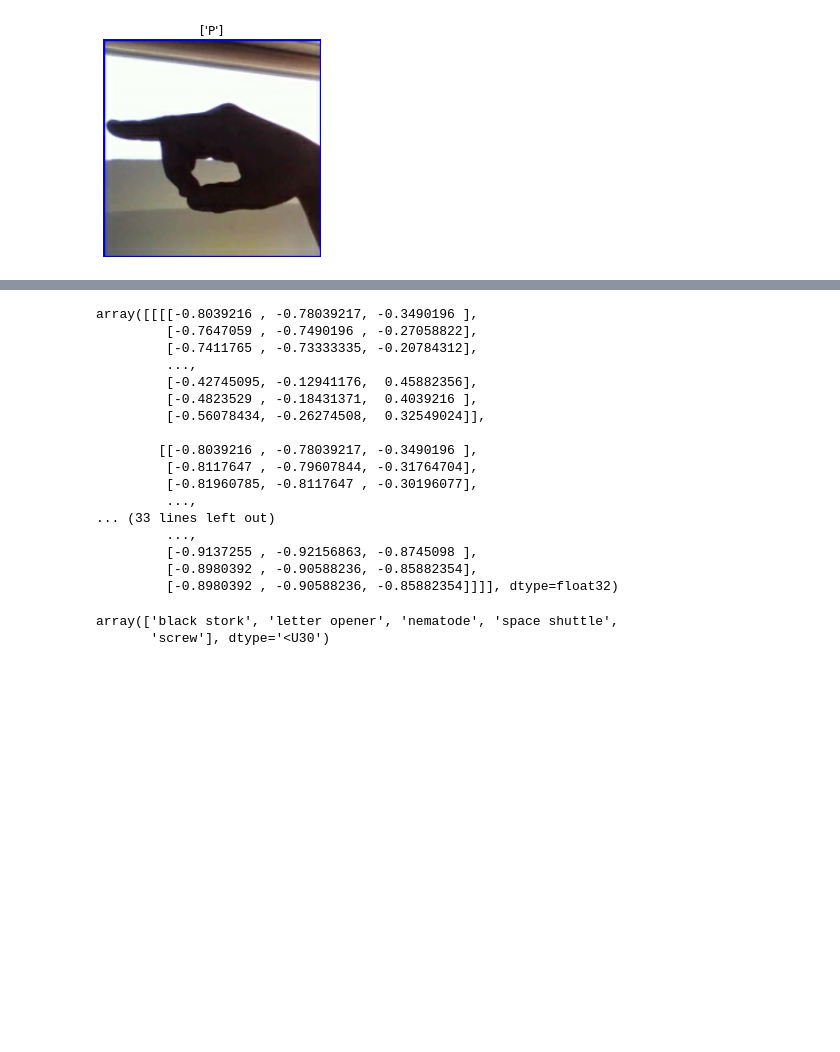
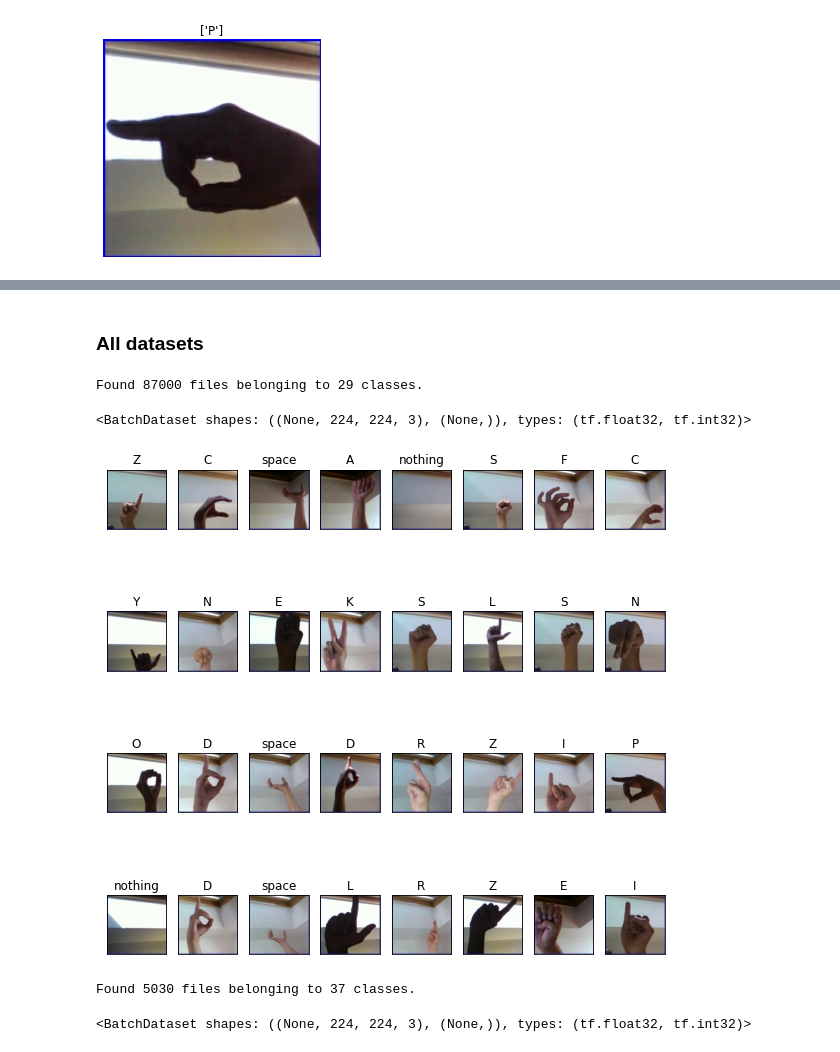
Before and after one commit to dunnkers/optimizers-sign-language, a Jupyter notebook: data-exploration.ipynb, the cells around one changed output, grey strips where cells are left out. Drawn from its saved outputs; the diff is of its cells as text; code cells hidden in the pictures; blank space fills up the shorter version.

Commit message:
Work on combining datasets...

```diff
--- a/data-exploration.ipynb
+++ b/data-exploration.ipynb
@@ -183,30 +143,39 @@ x = tf.keras.preprocessing.image.img_to_array(img)
-# %%
-x = tf.keras.applications.mobilenet.preprocess_input(
-    x[tf.newaxis,...])
-x
-# %% [output]
-array([[[[-0.8039216 , -0.78039217, -0.3490196 ],
-         [-0.7647059 , -0.7490196 , -0.27058822],
-         [-0.7411765 , -0.73333335, -0.20784312],
-         ...,
-         [-0.42745095, -0.12941176,  0.45882356],
-         [-0.4823529 , -0.18431371,  0.4039216 ],
-         [-0.56078434, -0.26274508,  0.32549024]],
-
-        [[-0.8039216 , -0.78039217, -0.3490196 ],
-         [-0.8117647 , -0.79607844, -0.31764704],
-         [-0.81960785, -0.8117647 , -0.30196077],
-         ...,
-... (33 lines left out)
-         ...,
-         [-0.9137255 , -0.92156863, -0.8745098 ],
-         [-0.8980392 , -0.90588236, -0.85882354],
-         [-0.8980392 , -0.90588236, -0.85882354]]]], dtype=float32)
-# %%
-result_before_save = pretrained_model(x)
-
-decoded = imagenet_labels[np.argsort(result_before_save)[0,::-1][:5]+1]
-decoded
-# %% [output]
-array(['black stork', 'letter opener', 'nematode', 'space shuttle',
-       'screw'], dtype='<U30')
+# %% [markdown]
+### All datasets
+# %%
+d1 = tf.keras.preprocessing.image_dataset_from_directory(
+    f'{data_dir}/asl_alphabet_train/asl_alphabet_train',
+    image_size=(224, 224),
+    seed=343
+)
+d1
+# %% [output]
+Found 87000 files belonging to 29 classes.
+<BatchDataset shapes: ((None, 224, 224, 3), (None,)), types: (tf.float32, tf.int32)>
+# %%
+def plot_batch(dataset, class_names=None):
+    batches = list(dataset.take(1).as_numpy_iterator())
+    images, labels = batches[0]
+    images.shape, labels.shape
+    figure = plt.figure(figsize=(10, 10))
+    for i in range(len(labels)):
+        plt.subplot(4, 8, i + 1,
+            title=class_names[labels[i]] if class_names else '')
+        plt.xticks([])
+        plt.yticks([])
+        plt.grid(False)
+        plt.imshow(images[i].astype('uint8'), cmap=plt.cm.binary)
+# %%
+plot_batch(d1, d1.class_names)
+# %% [output]
+[figure, added]
+# %%
+d2 = tf.keras.preprocessing.image_dataset_from_directory(
+    f'{data_dir}/asl_dataset/',
+    image_size=(224, 224),
+    seed=343
+)
+d2
+# %% [output]
+Found 5030 files belonging to 37 classes.
+<BatchDataset shapes: ((None, 224, 224, 3), (None,)), types: (tf.float32, tf.int32)>
```
Also changed, not shown: parts of 16 cells of this notebook, 6 other files.
